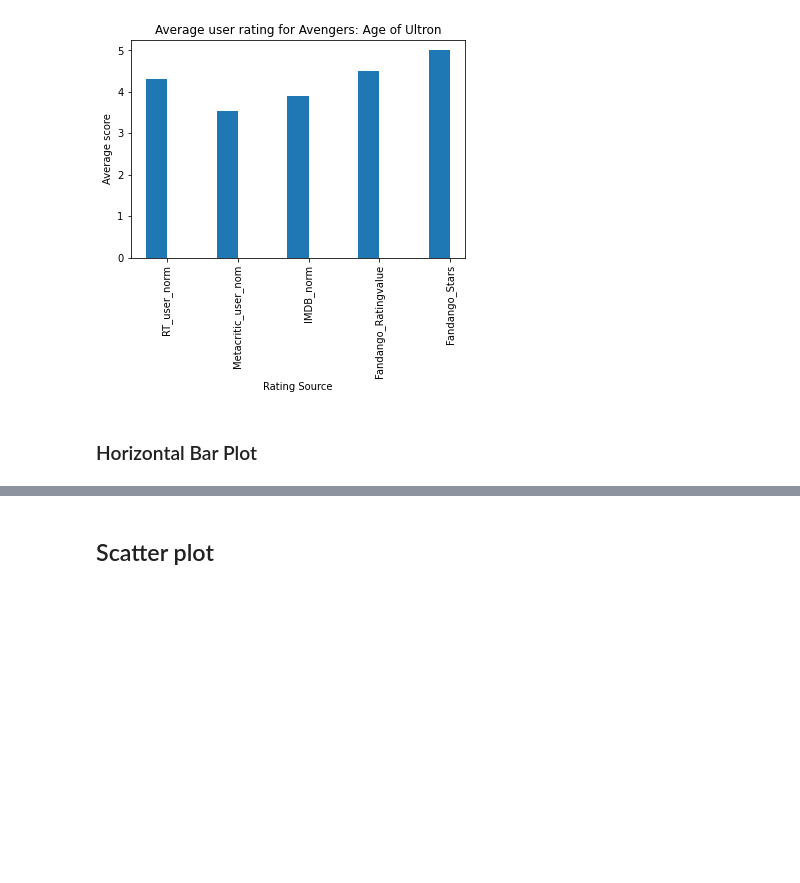
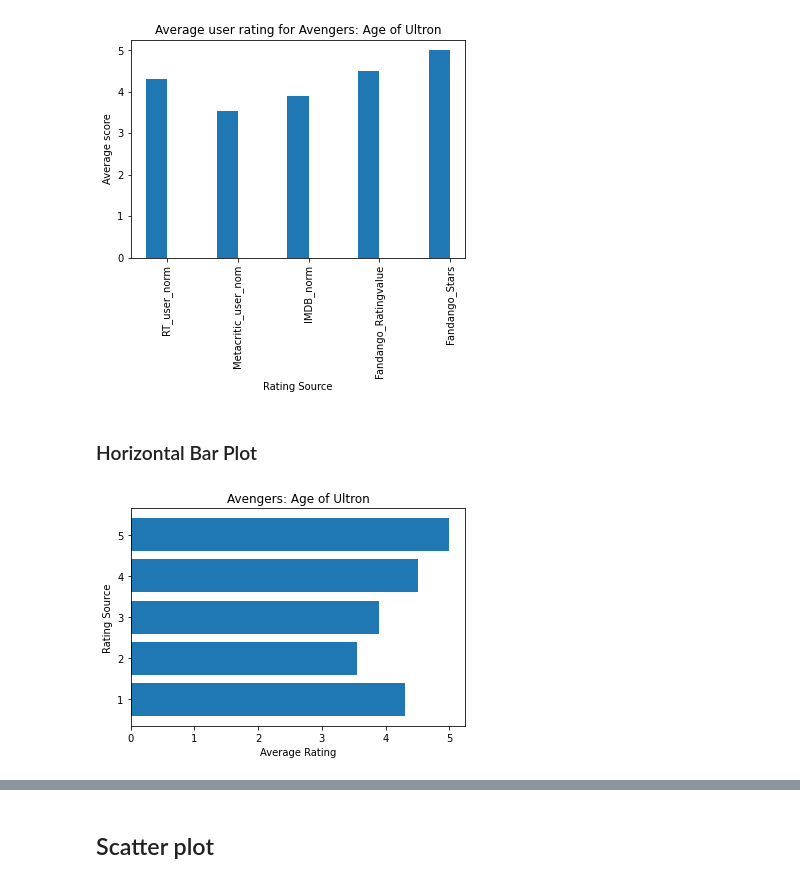
Before and after one commit to icta-tecaji/python-data-analysis-public, a Jupyter notebook: Del_05_Prikazovanje_podatkov_osnovno/Prikazovanje_podatkov_osnovno_CLEAN.ipynb, the cells around one changed output, grey strips where cells are left out. Saved outputs shown, nothing was run; the diff lists cells and outputs as text; code cells hidden in the pictures; blank space fills up the shorter version.

```diff
--- a/Del_05_Prikazovanje_podatkov_osnovno/Prikazovanje_podatkov_osnovno_CLEAN.ipynb
+++ b/Del_05_Prikazovanje_podatkov_osnovno/Prikazovanje_podatkov_osnovno_CLEAN.ipynb
@@ -397,3 +397,18 @@ Name: 0, dtype: object
 [figure]
 # %% [markdown]
 ### Horizontal Bar Plot
+# %%
+review_cols = ["RT_user_norm", "Metacritic_user_nom", "IMDB_norm", "Fandango_Ratingvalue", "Fandango_Stars"]
+movie = norm_reviews.loc[0, :]
+
+fig = plt.figure()
+ax = fig.add_subplot(1, 1, 1)
+ax.barh([1, 2, 3, 4, 5], movie[review_cols])
+
+ax.set_xlabel("Average Rating")
+ax.set_ylabel("Rating Source")
+ax.set_title("Avengers: Age of Ultron")
+
+plt.show()
+# %% [output]
+[figure, added]
```
Also changed, not shown: parts of 13 cells of this notebook, 2 other files.
